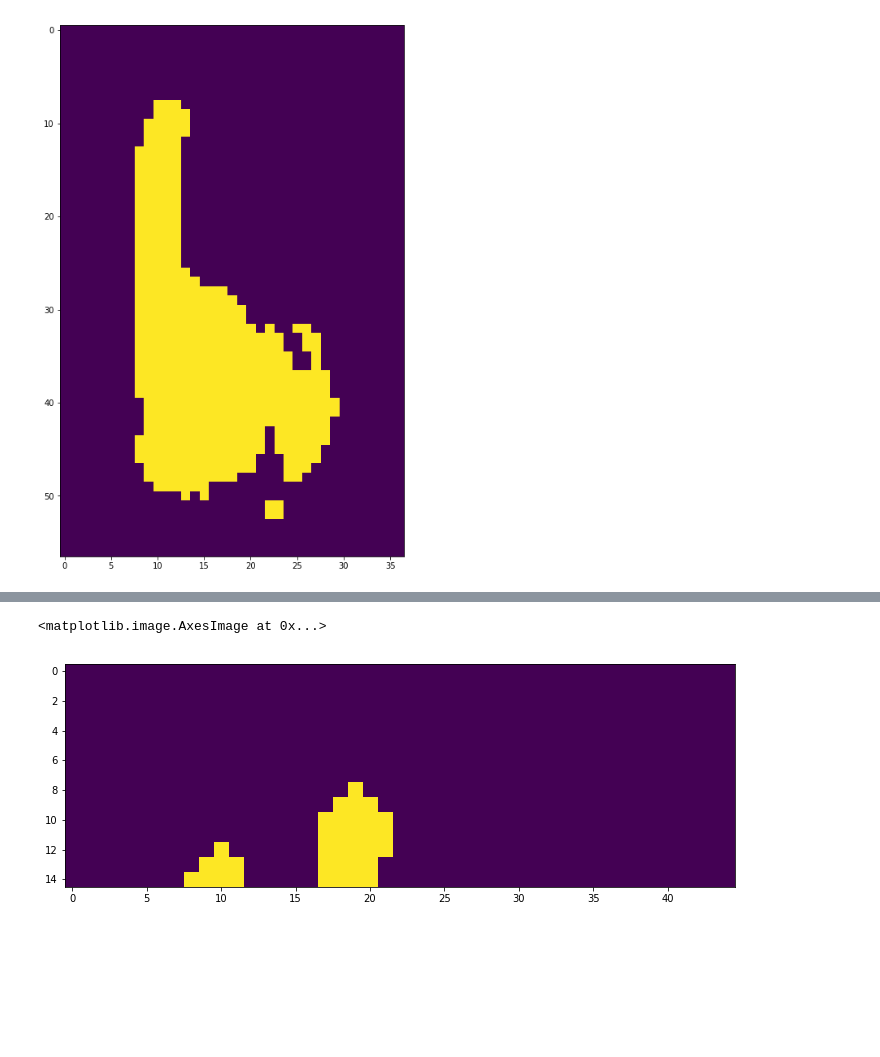
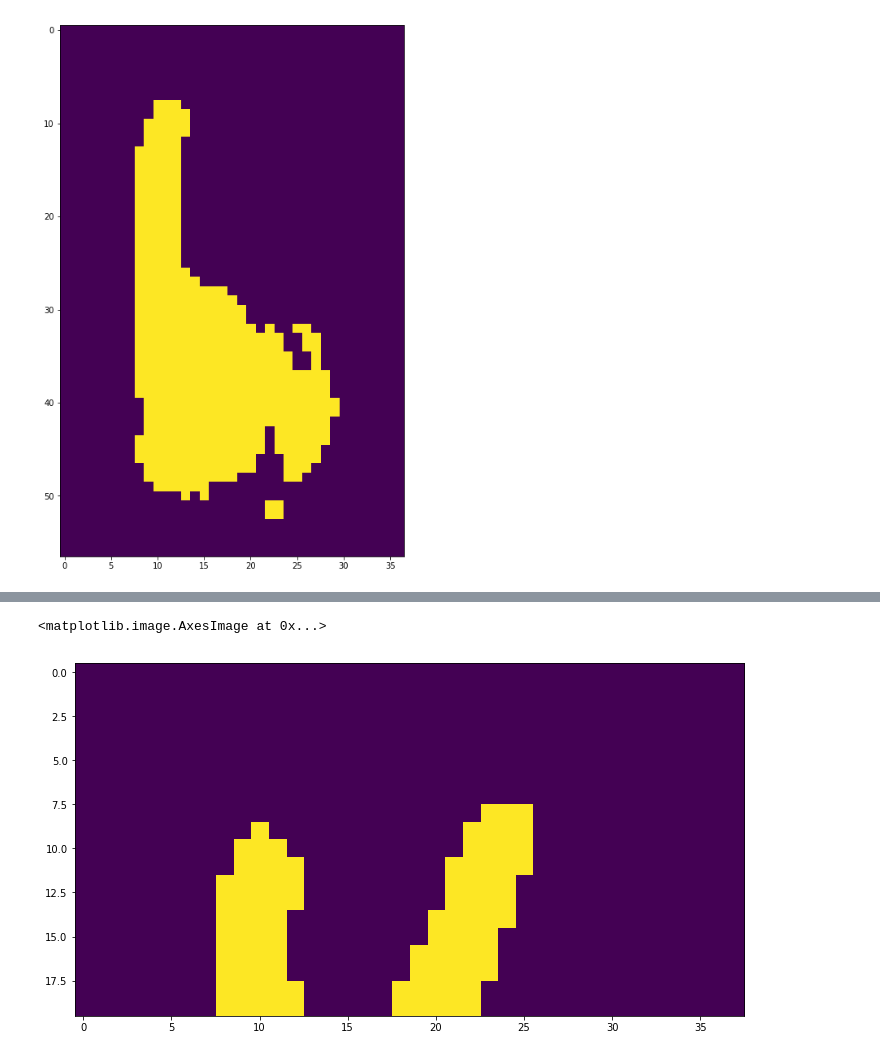
Before and after one commit to Deep419/Computer-Vision, a Jupyter notebook: challenges/learning_to_see/code.ipynb, the cells around one changed output, grey strips where cells are left out. Saved outputs shown, nothing was run; the diff lists cells and outputs as text; code cells hidden in the pictures; blank space fills up the shorter version.

```diff
--- a/challenges/learning_to_see/code.ipynb
+++ b/challenges/learning_to_see/code.ipynb
@@ -175,7 +175,7 @@ imshow(cropped_image)
 <matplotlib.image.AxesImage at 0x...>
 [figure]
 # %%
-i = 3
+i =1
 cropped_image = d[i]['image'][d[i]['boxEdges'][2]:d[i]['boxEdges'][3], \
                                  d[i]['boxEdges'][0]:d[i]['boxEdges'][1]]
 #label = count_fingers_deep(cropped_image)
@@ -201,7 +201,7 @@ imshow(cropped_image)
 # %%
-# top_half = cropped_image[:15,:]
-# fig = figure(0, (12,12))
-# imshow(top_half)
+top_half = cropped_image[:20,:]
+fig = figure(0, (12,12))
+imshow(top_half)
 # %% [output]
 <matplotlib.image.AxesImage at 0x...>
-[figure, old version]
+[figure, new version]
```
Also changed, not shown: parts of 7 cells of this notebook, 1 other file.
